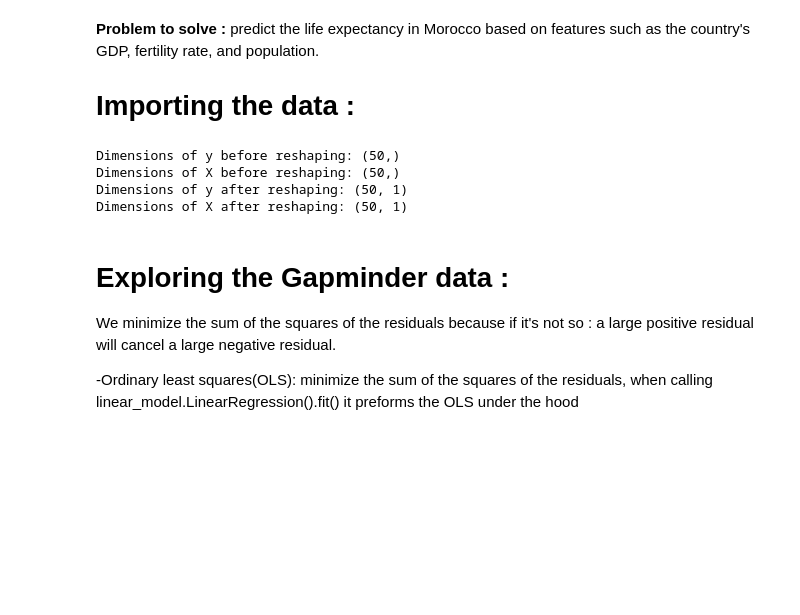
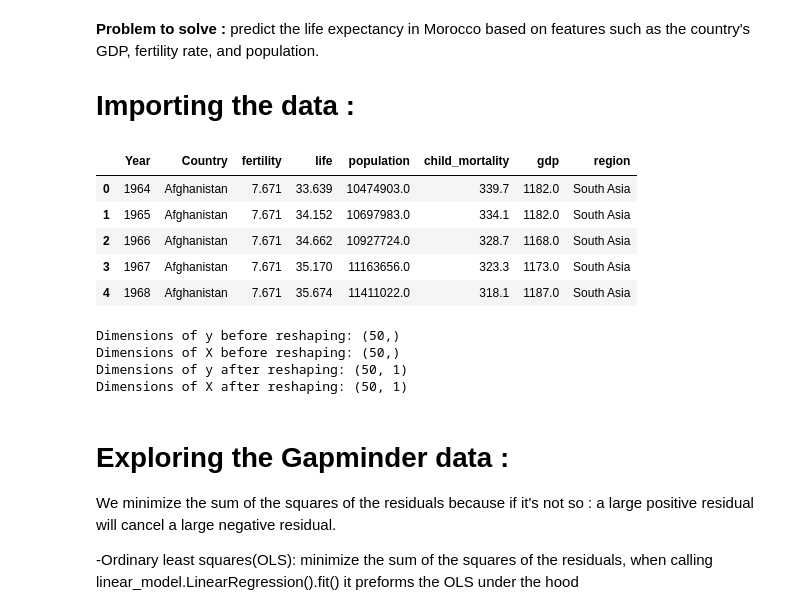
Before and after one commit to haynaou/DataCamp_Data_Science_Track, a Jupyter notebook: Course18_Supervised_Learning_with_scikit-learn/Course18_Sklearn_regression_gapminder.ipynb, the cells around one changed output. Cells and saved outputs as stored; diff of their text form; code cells hidden in the pictures; blank space fills up the shorter version.

```diff
--- a/Course18_Supervised_Learning_with_scikit-learn/Course18_Sklearn_regression_gapminder.ipynb
+++ b/Course18_Supervised_Learning_with_scikit-learn/Course18_Sklearn_regression_gapminder.ipynb
@@ -2,4 +2,22 @@
 **Problem to solve :** predict the life expectancy in Morocco based on features such as the country's GDP, fertility rate, and population.
 
 # Importing the data :
+# %%
+# Import numpy and pandas
+import numpy as np
+import pandas as pd
+import matplotlib.pyplot as plt
+import seaborn as sns
+
+# Read the CSV file into a DataFrame: df
+df = pd.read_csv('gapminder_tidy.csv')
+
+df.head()
+# %% [output]
+|  | Year | Country | fertility | life | population | child_mortality | gdp | region |
+| 0 | 1964 | Afghanistan | 7.671 | 33.639 | 10474903.0 | 339.7 | 1182.0 | South Asia |
+| 1 | 1965 | Afghanistan | 7.671 | 34.152 | 10697983.0 | 334.1 | 1182.0 | South Asia |
+| 2 | 1966 | Afghanistan | 7.671 | 34.662 | 10927724.0 | 328.7 | 1168.0 | South Asia |
+| 3 | 1967 | Afghanistan | 7.671 | 35.170 | 11163656.0 | 323.3 | 1173.0 | South Asia |
+| 4 | 1968 | Afghanistan | 7.671 | 35.674 | 11411022.0 | 318.1 | 1187.0 | South Asia |
 # %%
```
Also changed, not shown: parts of 6 cells of this notebook.
